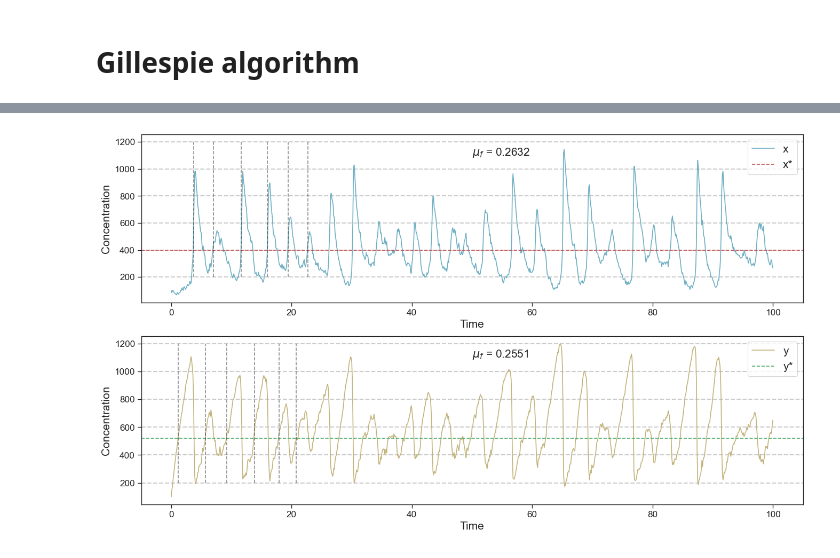
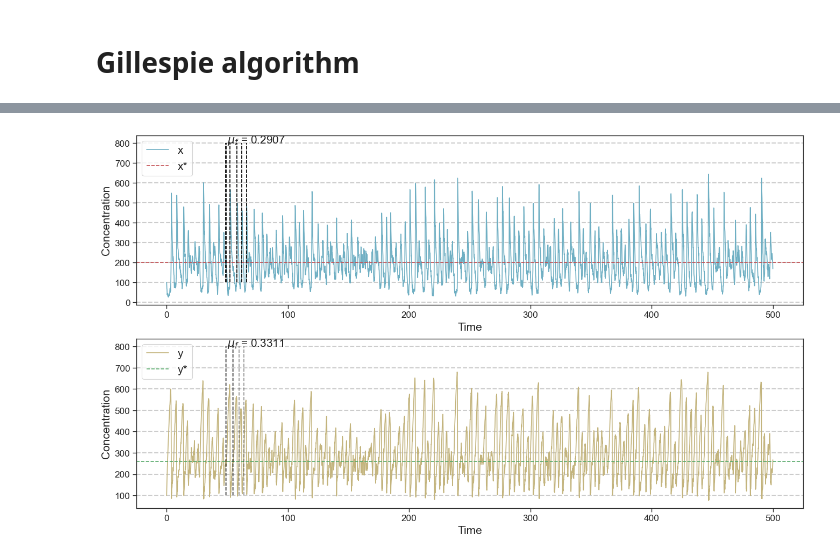
Before and after one commit to nielsdavidsen/PUK_2024, a Jupyter notebook: puk_start.ipynb, the cells around one changed output, grey strips where cells are left out. Cells and saved outputs as stored; diff of their text form; code cells hidden in the pictures.

```diff
--- a/puk_start.ipynb
+++ b/puk_start.ipynb
@@ -377,16 +384,16 @@ def gillespie(x, y, t_max, b_place=b, V=100):
     return t_list, x_list, y_list
 # %%
 # Gillespie simulation initialization
-vol = 200
+vol = 100
 x = 100
 y = 100
-max_step = 100
+t_max = 100
 
 a = 2
 b = 5.2
 c = 1
 d = 1
 
-t_list, x_sim, y_sim = gillespie(x, y, max_step, b_place=b, V=vol)
+t_list, x_sim, y_sim = gillespie(x, y, t_max, b_place=b, V=vol)
 x_star = x_mark(vol, a, d)
 y_star = y_mark(vol, a, b, c, d)
@@ -418,45 +485,46 @@ y = []
 for i in range(len(t_list)):
     if x_sim[i-1] < x_star and x_sim[i] > x_star:
         tx_est.append(t_list[i])
         x_est.append(x_sim[i])
 
     if y_sim[i-1] < y_star and y_sim[i] > y_star:
         ty_est.append(t_list[i])
         y.append(y_sim[i])
 
 # Determining the estimated frequencies from sliced data
-Nx = 6
-Ny = 6
-x_slice = x_est[:Nx]
-tx_slice = tx_est[:Nx]
 
-y_slice = y[:Ny]
-ty_slice = ty_est[:Ny]
+Nx_start = 17
+Nx_end = 23
+
+x_slice = x_est[Nx_start:Nx_end]
+tx_slice = tx_est[Nx_start:Nx_end]
+
+y_slice = y[Nx_start:Nx_end]
+ty_slice = ty_est[Nx_start:Nx_end]
 
 x_freq_est = 1/(np.mean(np.diff(tx_slice)))
 y_freq_est = 1/(np.mean(np.diff(ty_slice)))
 
 ### Plotting the estimated frequencies
 fig, ax = plt.subplots(2,1, dpi=100)
 ax[0].plot(t_list, x_sim, label='x', color=colors[0])
 ax[0].axhline(x_star, color='r', linestyle='--', label='x*')
 
 ax[1].plot(t_list, y_sim, label='y', color=colors[1])
 ax[1].axhline(y_star, color='g', linestyle='--', label='y*')
 
 for i in range(len(ax)):
     ax[i].set_xlabel('Time', fontsize=15)
     ax[i].set_ylabel('Concentration', fontsize=15)
-    ax[i].legend(fontsize=15)
+    ax[i].legend(fontsize=15, loc='upper left')
 
-for j in range(Nx):
-    ax[0].vlines(tx_est[j], 200, 1200, color='k', linestyle='--', label='cross with x*', alpha=0.5)
+for j in range(len(tx_slice)):
+    ax[0].vlines(tx_slice, 100, 800, color='k', linestyle='--', label='cross with x*', alpha=0.5)
 
-ax[0].text(50, 1100, f'$\mu_f$ = {x_freq_est:.4f}', fontsize=15);
+for k in range(len(ty_slice)):
+    ax[1].vlines(ty_slice[k], 100, 800, color='k', linestyle='--', label='cross with y*', alpha=0.5)
 
-for k in range(Ny):
-    ax[1].vlines(ty_est[k], 200, 1200, color='k', linestyle='--', label='cross with y*', alpha=0.5)
-
-ax[1].text(50, 1100, f'$\mu_f$ = {y_freq_est:.4f}', fontsize=15);
+ax[0].text(50, 800, f'$\mu_f$ = {x_freq_est:.4f}', fontsize=15);
+ax[1].text(50, 800, f'$\mu_f$ = {y_freq_est:.4f}', fontsize=15);
 # %% [output]
-[figure, old version]
+[figure, new version]
```
Also changed, not shown: parts of 12 cells of this notebook.
